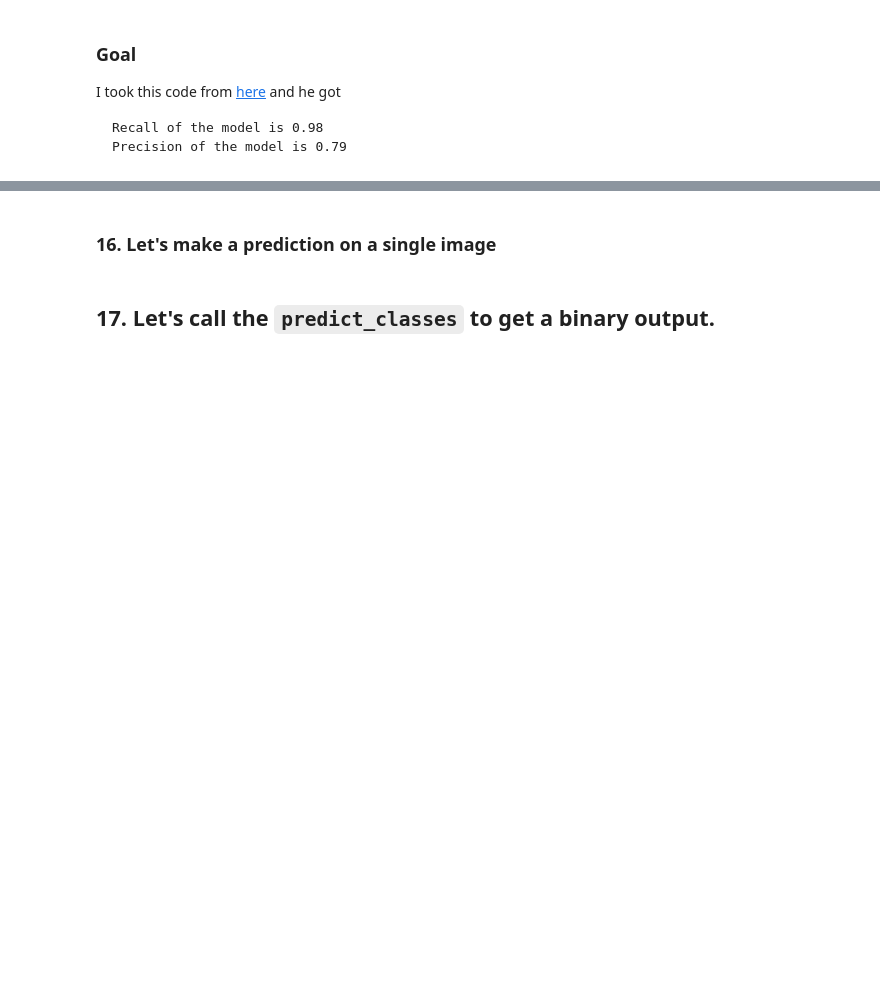
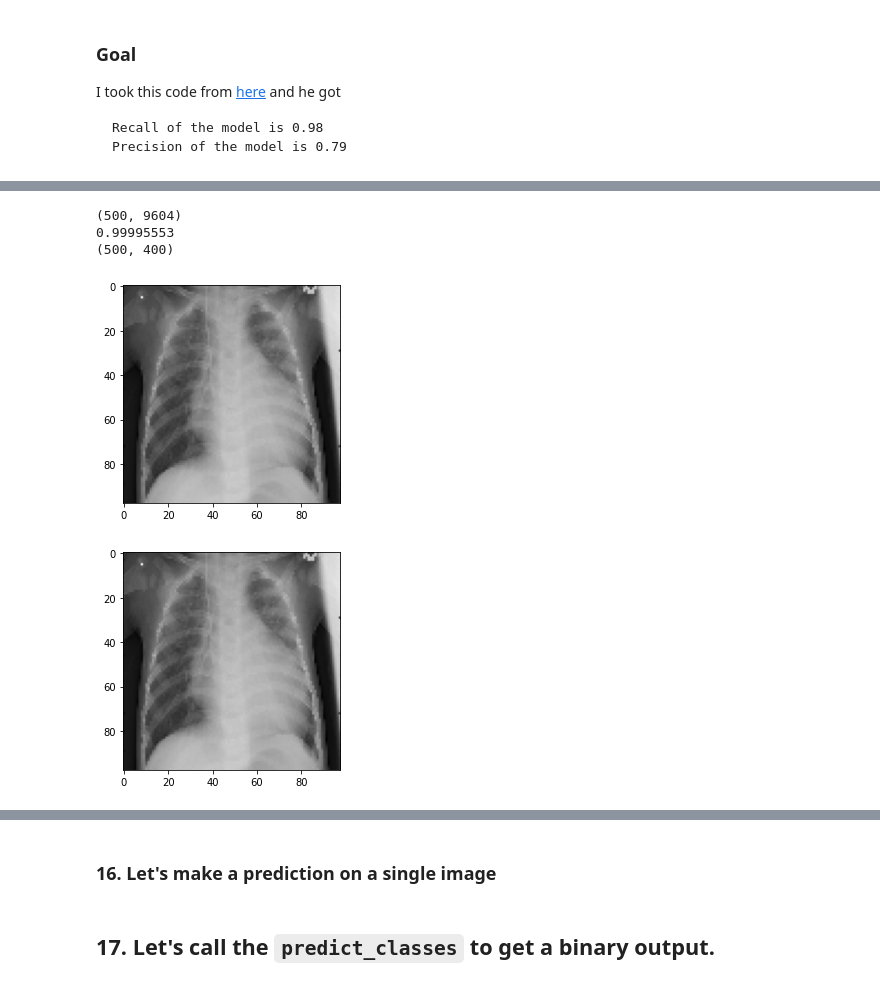
Before and after one commit to alik604/bioMedical-imaging, a Jupyter notebook: Pneumonia/Chest_X_Ray_Images_Pneumonia.ipynb, the cells around one changed output, grey strips where cells are left out. Saved outputs shown, nothing was run; the diff lists cells and outputs as text; code cells hidden in the pictures; blank space fills up the shorter version.

Commit message:
Chest_X_Ray_Images_(Pneumonia)

```diff
--- a/Pneumonia/Chest_X_Ray_Images_Pneumonia.ipynb
+++ b/Pneumonia/Chest_X_Ray_Images_Pneumonia.ipynb
@@ -170,7 +180,7 @@ plt.show()
 # %% [output]
 [figure]
 # %%
-RESOLUTION = 224 #64 #224
+RESOLUTION = 98 #64 #224
 # %%
 import cv2
 from keras.utils import to_categorical
@@ -197,7 +207,7 @@ for img in normal_cases:
     if img.shape[2] == 1:
         print(img.shape)
         img = np.dstack([img, img, img])
-    img = cv2.cvtColor(img, cv2.COLOR_BGR2RGB)
+    img = cv2.cvtColor(img, cv2.COLOR_BGR2GRAY) # COLOR_BGR2RGB
     img = img.astype(np.float32)/255.
     label = to_categorical(0, num_classes=2)
     valid_data.append(img)
@@ -210,7 +220,7 @@ for img in pneumonia_cases:
     if img.shape[2] ==1:
         print(img.shape)
         img = np.dstack([img, img, img])
-    img = cv2.cvtColor(img, cv2.COLOR_BGR2RGB)
+    img = cv2.cvtColor(img, cv2.COLOR_BGR2GRAY) # COLOR_BGR2RGB
     img = img.astype(np.float32)/255.
     label = to_categorical(1, num_classes=2)
     valid_data.append(img)
@@ -552,0 +580,18 @@ Precision of the model is 0.79
+# %%
+X_train_flatten = np.array([i.flatten() for i in X_train[:500]])
+print(X_train_flatten.shape)
+
+from sklearn.decomposition import PCA, KernelPCA
+wanted_explained_variance_ratio = 0.90
+steps_down = 50
+wanted_n_components = min(X_train_flatten.shape)
+first_time = True
+
+for i in range(min(X_train_flatten.shape)-1, 1, -steps_down):
+  total_var_ratio = round(np.sum(PCA(n_components=i).fit(X_train_flatten).explained_variance_ratio_), 5)
+  print('i =', i, 'with a variance ratio of', total_var_ratio)
+  if total_var_ratio < wanted_explained_variance_ratio and first_time:
+    wanted_n_components = i + steps_down
+    # first_time = False
+
+print("We should set n_components to: {wanted_n_components}")
@@ -552,0 +611,21 @@ Precision of the model is 0.79
+# %%
+tmp = np.array([i.flatten() for i in X_train[:500]])
+print(tmp.shape)
+
+pca = PCA(n_components=400) # 1.0
+reduct = pca.fit_transform(tmp)
+print(np.sum(pca.explained_variance_ratio_))
+print(reduct.shape)
+out = pca.inverse_transform(reduct)
+
+plt.imshow(X_train[0], cmap='gray')
+plt.show()
+
+plt.imshow(out[0].reshape(98,98), cmap='gray')
+plt.show()
+# %% [output]
+(500, 9604)
+0.99995553
+(500, 400)
+[figure, added]
+[figure, added]
```
Also changed, not shown: parts of 46 cells of this notebook.
